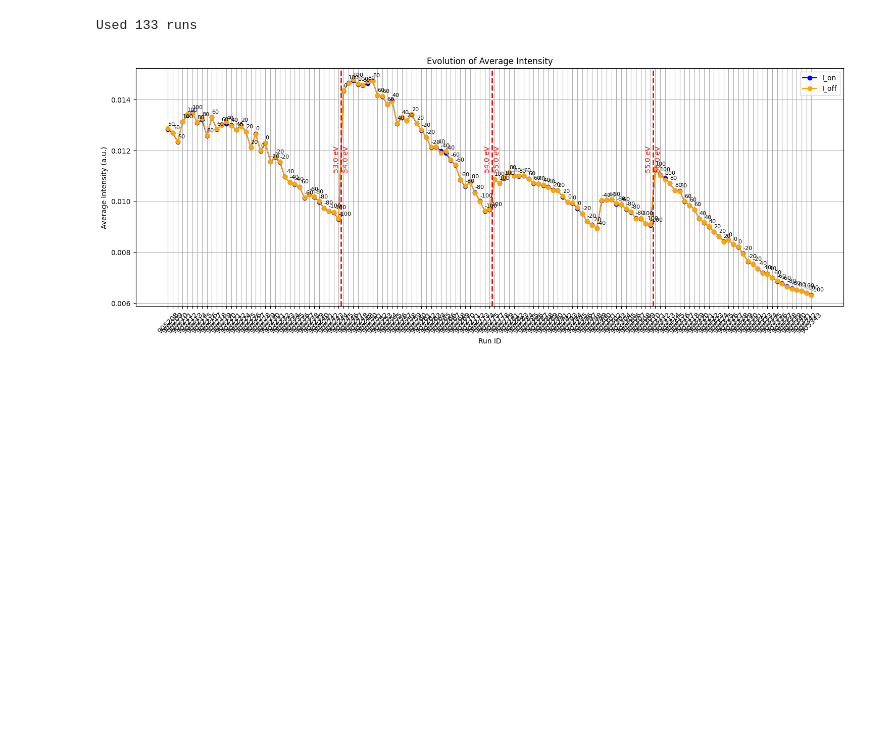
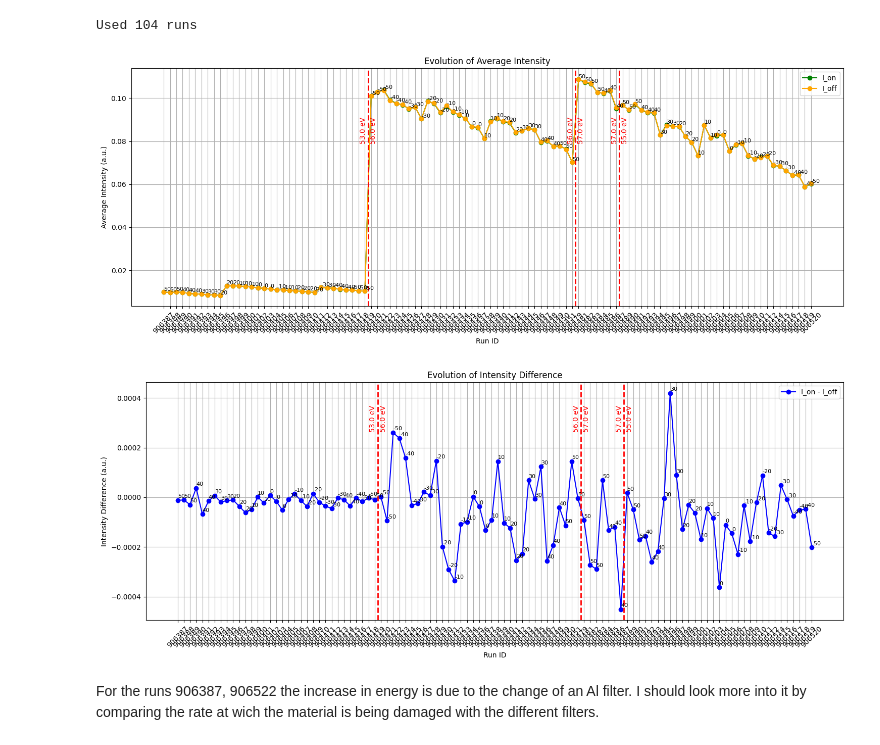
Before and after one commit to LouisLerey/SACLA-MOKE-CURRENT, a Jupyter notebook: Current_MOKE_analysis_V5.ipynb, the cells around one changed output. Saved outputs shown, nothing was run; the diff lists cells and outputs as text; code cells hidden in the pictures; blank space fills up the shorter version.

```diff
--- a/Current_MOKE_analysis_V5.ipynb
+++ b/Current_MOKE_analysis_V5.ipynb
@@ -91,8 +91,6 @@ print(len(y_on), len(y_off))
 SXMOKE_On_corr, SXMOKE_Off_corr, mask = match_array_lengths_and_apply_mask(y_on, y_off, random_seed=45)
 SXFUN_On_corr = SXFUN_On[mask] if len(y_on) > len(y_off) else SXFUN_On
 SXFUN_Off_corr = SXFUN_Off[mask] if len(y_off) > len(y_on) else SXFUN_Off
-print(len(SXMOKE_On_corr), len(SXMOKE_Off_corr), len(SXFUN_On_corr), len(SXFUN_Off_corr))
-
 
 n_subsets = len(y_on)//30
 min_len = min(len(y_on), len(y_off))
@@ -111,6 +109,7 @@ for i in range(n_subsets):
     rel_diffs.append(rel_diff)
     subset_indices.append(i + 1)
     print(f"Subset {i+1}: Relative Difference of means = {rel_diff:.6f}")
+    clear_output(wait=True)
     plt.scatter(i+1, rel_diff, label=f'Subset {i+1}', s=50)
 # Average
 avg_rel_diff = np.nanmean(rel_diffs)
@@ -180,6 +164,7 @@ I_list = []
 for run_id in run_id_list_real:
     run_name = '     '+str(run_id)
     print('Using run : ', run_id)
+    clear_output(wait=True)
     scan_value = df_current_measurements.loc[df_current_measurements['start run#'] == run_name, 'Scan'].values
     photon_energy_value = df_current_measurements.loc[df_current_measurements['start run#'] == run_name, 'Photon Energy'].values
     run_value = run_id
@@ -230,6 +215,8 @@ plt.ylabel('Average Intensity')
 plt.title('Evolution of Average Intensity for {} eV'.format(eV))
 plt.legend()
 plt.grid()
+print("Number of runs analyzed: ", len(run_id_list_real))
+plt.tight_layout()
 for x, y, current in zip(run_id_list_real, I_on_list, Current_list):
     plt.text(x, y+0.0001, f'{current:.0f}', fontsize=8, ha='left', va='bottom', color='black')
 plt.show()
@@ -281,8 +269,8 @@ XFEL Beam intensity change :
 # %%
 # I want to do the same but for multiple photon energies
 # Need to know if the sample has been moved or not
-run_id_first = 905208 # first run for this eV
-run_id_last = 905343 # last run for this eV
+run_id_first = 906380 # first run for this eV
+run_id_last = 906520 # last run for this eV
 if run_id_first > run_id_last:
     raise ValueError("run_id_first should be lower than run_id_last")
 df = pd.read_csv(folder+'\\202505_orbital_MOKE - 工作表1.csv')
@@ -334,33 +322,63 @@ for i,run_id in enumerate(run_id_list_real):
     else:
         raise ValueError("Error: I_off is zero, cannot divide by zero.")
     print('I_on : ',avg_y_on)
 clear_output(wait=True)
 print("Used {} runs".format(len(Used_run)))
 plt.figure(figsize=(15, 6))
 x_idx = np.arange(len(run_id_list_real))
-plt.plot(x_idx, I_on_list, label='I_on', marker='o', color='blue')
+plt.plot(x_idx, I_on_list, label='I_on', marker='o', color='green')
 plt.plot(x_idx, I_off_list, label='I_off', marker='o', color='orange')
 plt.xlabel('Run ID')
 plt.xticks(x_idx, [str(r) for r in run_id_list_real], rotation=45)
 plt.ylabel('Average Intensity (a.u.)')
 plt.title('Evolution of Average Intensity')
 plt.legend()
 plt.grid()
 for x, y, current in zip(x_idx, I_on_list, Current_list):
     plt.text(x, y+0.0001, f'{current:.0f}', fontsize=8, ha='left', va='bottom', color='black')
 E_photon_arr = np.array(E_photon_list)
 change_indices = np.where(E_photon_arr[:-1] != E_photon_arr[1:])[0] + 1  # +1 to get the index after the change
 for idx in change_indices:
     x_pos = idx - 0.5
     plt.axvline(x=x_pos, color='red', linestyle='--', linewidth=2)
     plt.text(x_pos - 0.2, plt.ylim()[1]*0.80, f"{E_photon_arr[idx-1]:.1f} eV", color='red', ha='right', va='top', fontsize=10, rotation=90)
     plt.text(x_pos + 0.3, plt.ylim()[1]*0.80, f"{E_photon_arr[idx]:.1f} eV", color='red', ha='left', va='top', fontsize=10, rotation=90)
 plt.tight_layout()
 img_path = 'images/average_intensity_'+str(run_id_first)+'_to_'+str(run_id_last)+'.png'
 if os.path.exists(img_path):
     raise FileExistsError(f"Image file {img_path} already exists. Please remove it before saving.")
 plt.savefig(img_path, dpi=300)
 plt.show()
+# Similar than above but for the difference of intensity
+plt.figure(figsize=(15, 6))
+x_idx = np.arange(len(run_id_list_real))
+I_diff_list = np.array(I_on_list) - np.array(I_off_list)
+plt.plot(x_idx, I_diff_list, label='I_on - I_off', marker='o', color='blue')
+plt.xlabel('Run ID')
+plt.xticks(x_idx, [str(r) for r in run_id_list_real], rotation=45)
+plt.ylabel('Intensity Difference (a.u.)')
+plt.title('Evolution of Intensity Difference')
+plt.legend()
+plt.grid()
+for x, y, current in zip(x_idx, I_diff_list, Current_list):
+    plt.text(x, y+0.000005, f'{current:.0f}', fontsize=8, ha='left', va='bottom', color='black')
+E_photon_arr = np.array(E_photon_list)
+change_indices = np.where(E_photon_arr[:-1] != E_photon_arr[1:])[0] + 1
+for idx in change_indices:
+    x_pos = idx - 0.5
+    plt.axvline(x=x_pos, color='red', linestyle='--', linewidth=2)
+    plt.text(x_pos - 0.2, plt.ylim()[1]*0.80, f"{E_photon_arr[idx-1]:.1f} eV", color='red', ha='right', va='top', fontsize=10, rotation=90)
+    plt.text(x_pos + 0.3, plt.ylim()[1]*0.80, f"{E_photon_arr[idx]:.1f} eV", color='red', ha='left', va='top', fontsize=10, rotation=90)
+plt.tight_layout()
+img_path = 'images/average_intensity_difference_'+str(run_id_first)+'_to_'+str(run_id_last)+'.png'
+if os.path.exists(img_path):
+    raise FileExistsError(f"Image file {img_path} already exists. Please remove it before saving.")
+plt.savefig(img_path, dpi=300)
+plt.show()
 # %% [output]
-Used 133 runs
+Used 104 runs
-[figure, old version]
+[figure, new version]
+[figure, added]
+# %% [markdown]
+For the runs 906387, 906522 the increase in energy is due to the change of an Al filter.
+I should look more into it by comparing the rate at wich the material is being damaged with the different filters.
```
Also changed, not shown: parts of 3 cells of this notebook.
